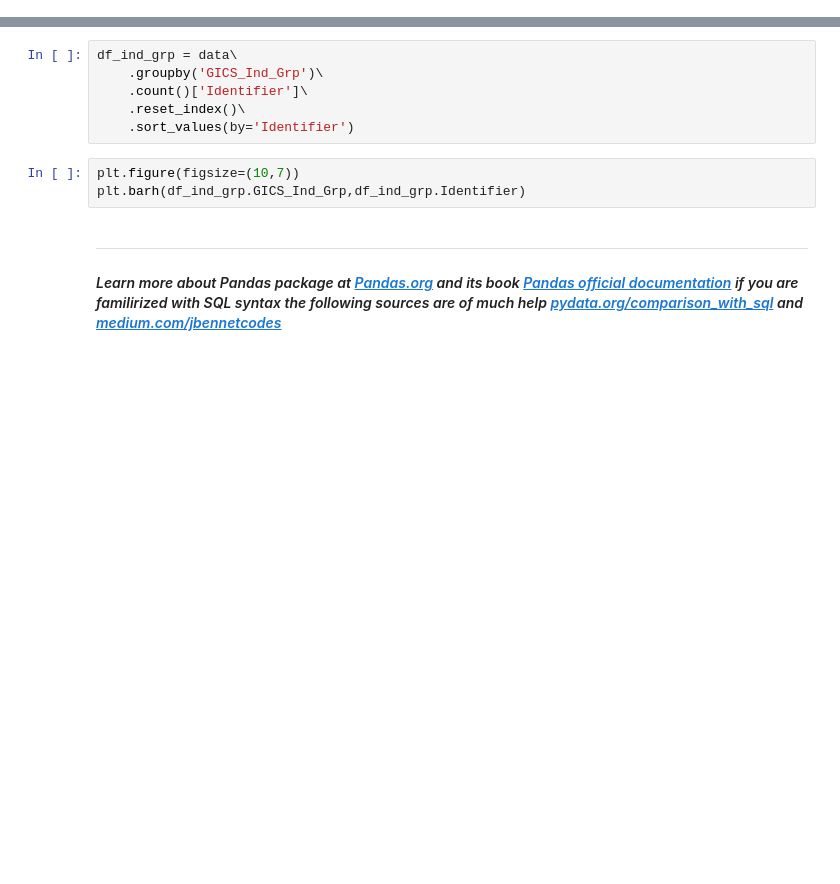
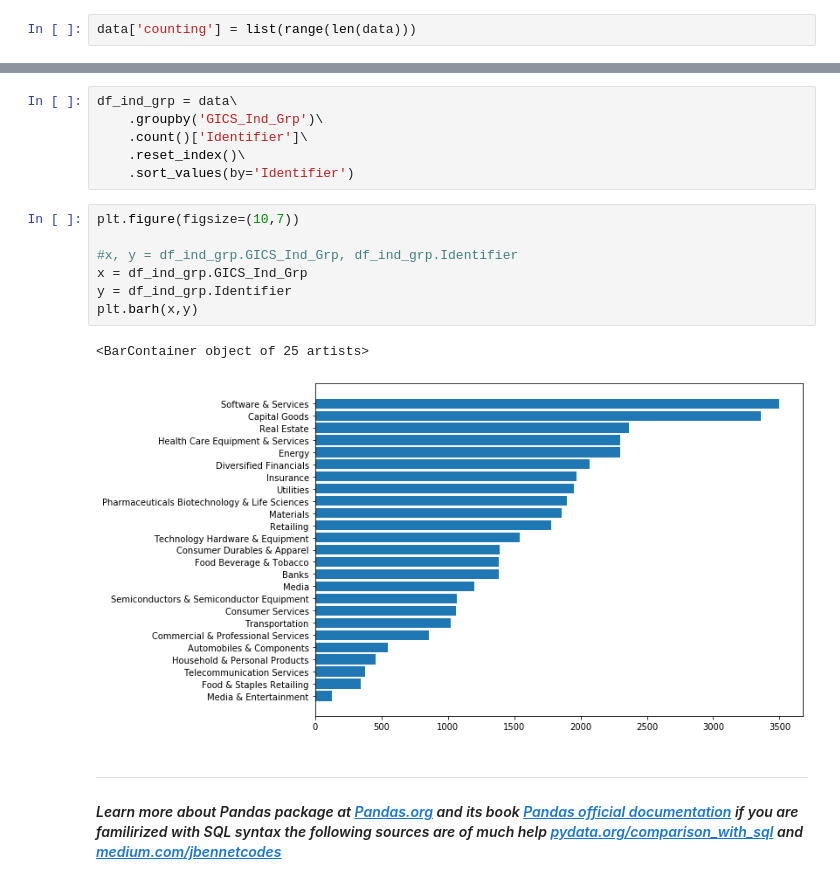
Before and after one commit to MaastrichtU-Library/data-science-bootcamp, a Jupyter notebook: notebooks/3 - Data Wrangling with Pandas.ipynb, the cells around one changed output, grey strips where cells are left out. Drawn from its saved outputs; the diff is of its cells as text; blank space fills up the shorter version.

```diff
--- a/notebooks/3 - Data Wrangling with Pandas.ipynb
+++ b/notebooks/3 - Data Wrangling with Pandas.ipynb
@@ -115,5 +304,7 @@ data.Period = [pd.to_datetime(i, format='%Y%m%d') for i in data.Period_YYYYMMDD]
 # %% [markdown]
 **Creating periods**
+# %%
+data['counting'] = list(range(len(data)))
 # %%
 data['month'] = [date.month for date in data.Period]
 # %%
@@ -260,7 +705,14 @@ df_ind_grp = data\
     .sort_values(by='Identifier')
 # %%
 plt.figure(figsize=(10,7))
-plt.barh(df_ind_grp.GICS_Ind_Grp,df_ind_grp.Identifier)
+
+#x, y = df_ind_grp.GICS_Ind_Grp, df_ind_grp.Identifier
+x = df_ind_grp.GICS_Ind_Grp
+y = df_ind_grp.Identifier
+plt.barh(x,y)
+# %% [output]
+<BarContainer object of 25 artists>
+[figure, added]
 # %% [markdown]
 ---
 #### *Learn more about Pandas package at [Pandas.org](https://pandas.pydata.org ) and its book [Pandas official documentation](https://pandas.pydata.org/docs/pandas.pdf) if you are familirized with SQL syntax the following sources are of much help [pydata.org/comparison_with_sql](https://pandas.pydata.org/pandas-docs/stable/getting_started/comparison/comparison_with_sql.html) and [medium.com/jbennetcodes](https://medium.com/jbennetcodes/how-to-rewrite-your-sql-queries-in-pandas-and-more-149d341fc53e)*
```
Also changed, not shown: parts of 58 cells of this notebook, 3 other files.
